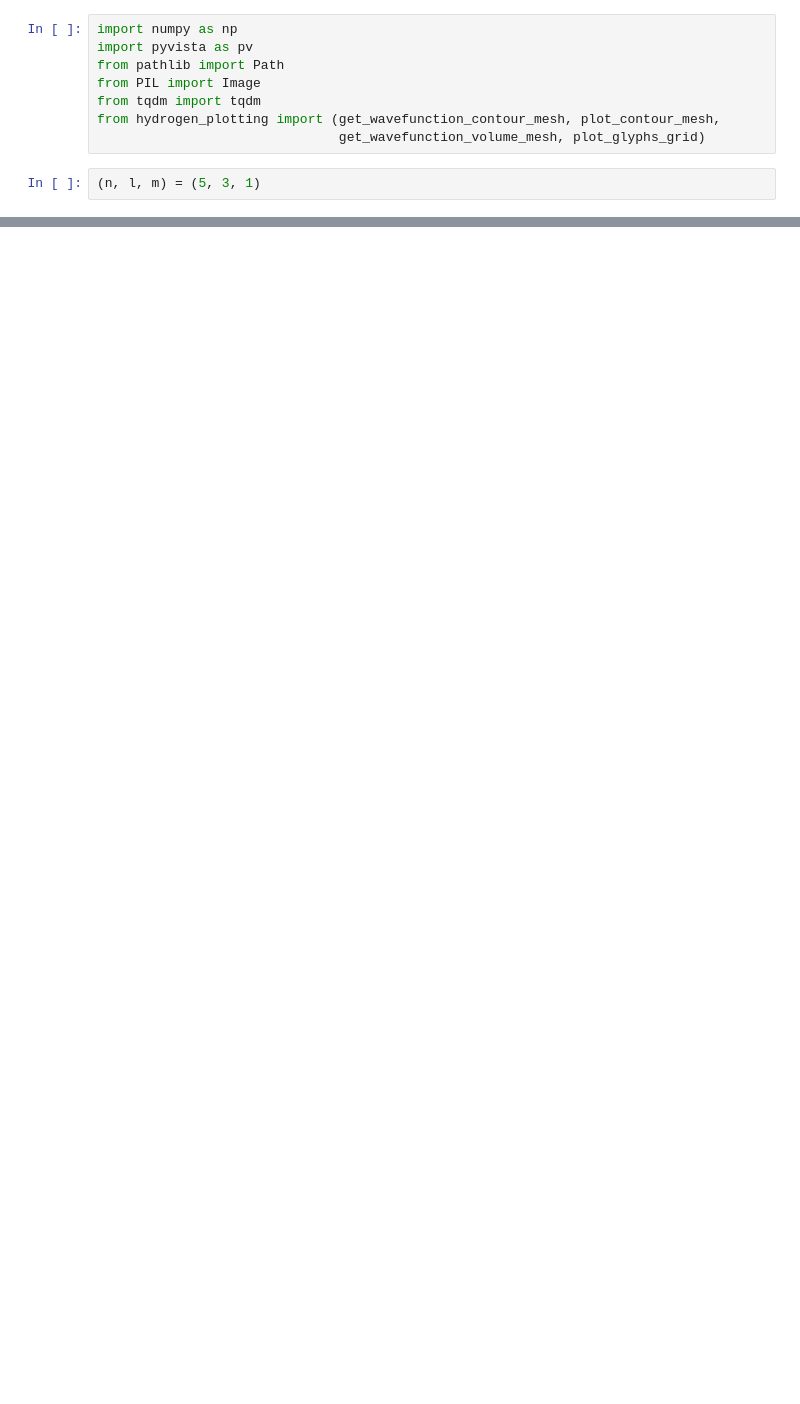
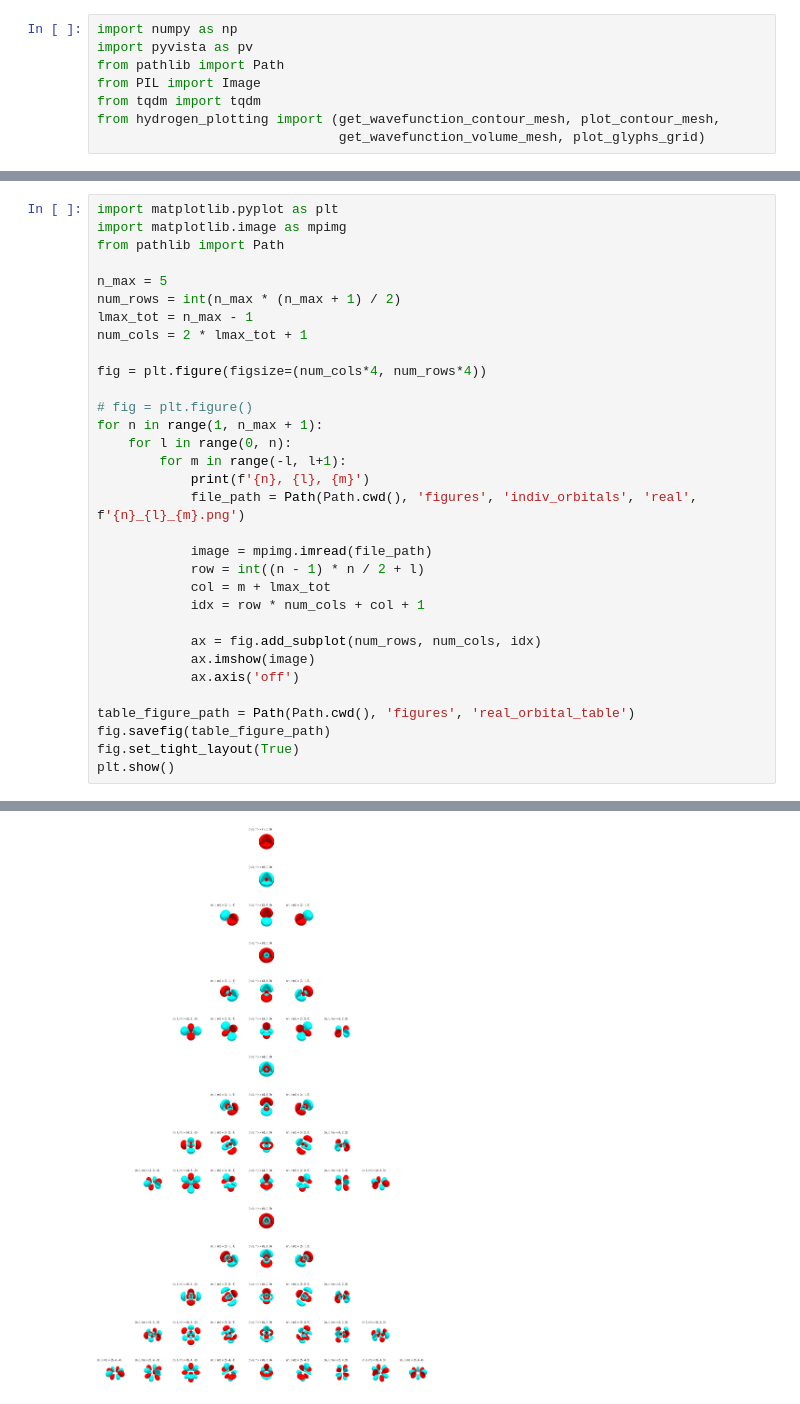
Before and after one commit to jagerber48/atomview, a Jupyter notebook: Orbital Plotting.ipynb, the cells around one changed output, grey strips where cells are left out. Cells and saved outputs as stored; diff of their text form; blank space fills up the shorter version.

```diff
--- a/Orbital Plotting.ipynb
+++ b/Orbital Plotting.ipynb
@@ -6,6 +6,4 @@ from PIL import Image
 from tqdm import tqdm
 from hydrogen_plotting import (get_wavefunction_contour_mesh, plot_contour_mesh,
                                get_wavefunction_volume_mesh, plot_glyphs_grid)
-# %%
-(n, l, m) = (5, 3, 1)
 # %%
@@ -24,0 +55,33 @@ p = plot_contour_mesh(contour_mesh, smooth_shading=True)
+# %%
+import matplotlib.pyplot as plt
+import matplotlib.image as mpimg
+from pathlib import Path
+
+n_max = 5
+num_rows = int(n_max * (n_max + 1) / 2)
+lmax_tot = n_max - 1
+num_cols = 2 * lmax_tot + 1
+
+fig = plt.figure(figsize=(num_cols*4, num_rows*4))
+
+# fig = plt.figure()
+for n in range(1, n_max + 1):
+    for l in range(0, n):
+        for m in range(-l, l+1):
+            print(f'{n}, {l}, {m}')
+            file_path = Path(Path.cwd(), 'figures', 'indiv_orbitals', 'real', f'{n}_{l}_{m}.png')
+
+            image = mpimg.imread(file_path)
+            row = int((n - 1) * n / 2 + l)
+            col = m + lmax_tot
+            idx = row * num_cols + col + 1
+
+            ax = fig.add_subplot(num_rows, num_cols, idx)
+            ax.imshow(image)
+            ax.axis('off')
+
+table_figure_path = Path(Path.cwd(), 'figures', 'real_orbital_table')
+fig.savefig(table_figure_path)
+fig.set_tight_layout(True)
+plt.show()
+# %% [output]
@@ -24,0 +105 @@ p = plot_contour_mesh(contour_mesh, smooth_shading=True)
+[figure, added]
```
Also changed, not shown: parts of 8 cells of this notebook, 7 other files.
